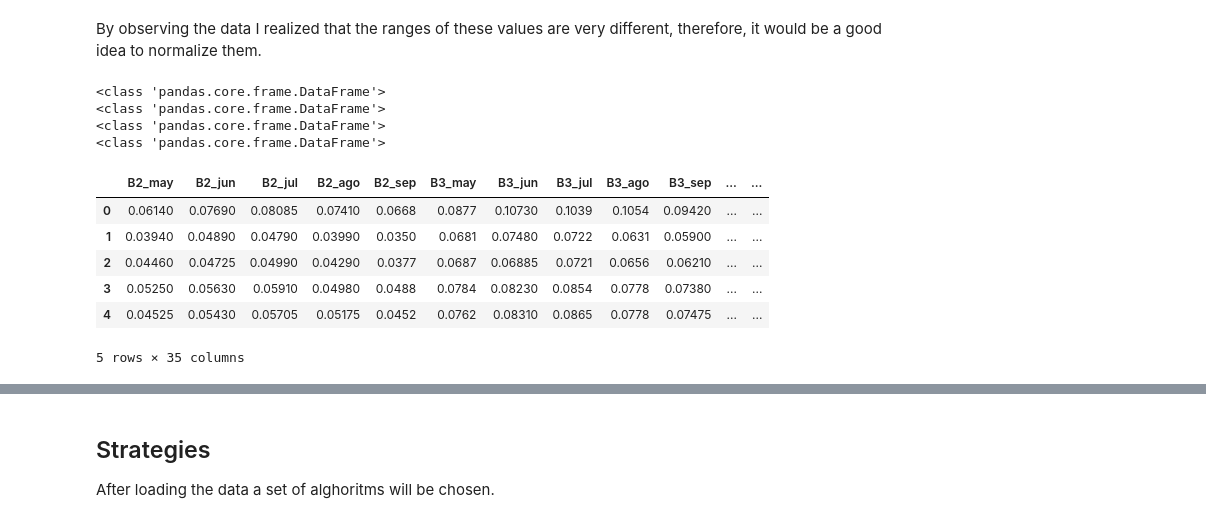
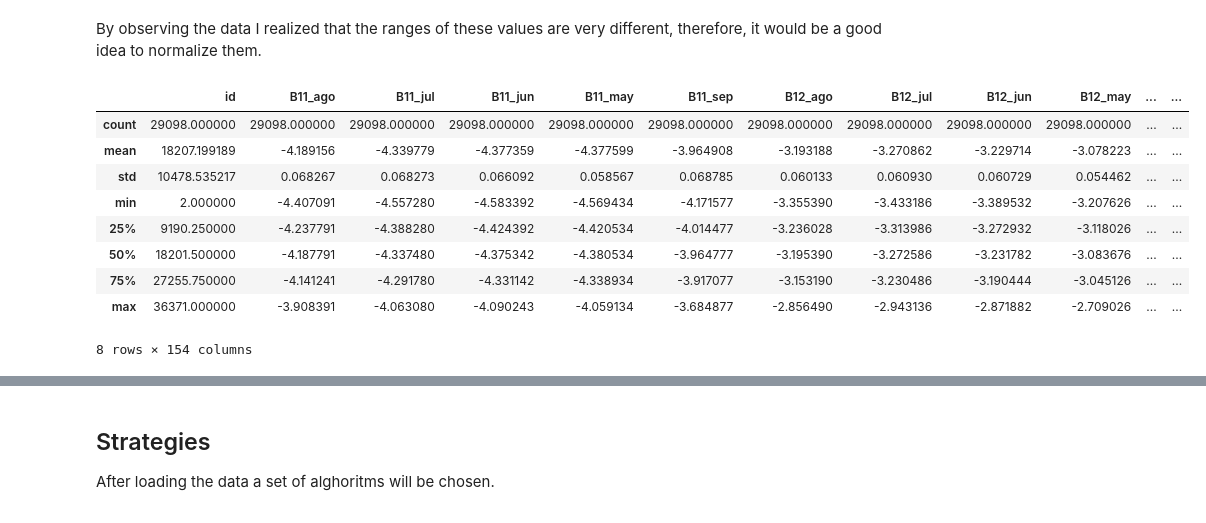
Before and after one commit to TeimasTeimoso/UEvora, a Jupyter notebook: MSc/Aprendizagem/Trabalho 2/a_t2/main.ipynb, the cells around one changed output, grey strips where cells are left out. Cells and saved outputs as stored; diff of their text form; code cells hidden in the pictures.

```diff
--- a/MSc/Aprendizagem/Trabalho 2/a_t2/main.ipynb
+++ b/MSc/Aprendizagem/Trabalho 2/a_t2/main.ipynb
@@ -46,24 +52,19 @@ def normalize_dataset(ds: pd.DataFrame) -> pd.DataFrame:
 # %%
 normalized_train_dataset = normalize_dataset(train_dataset)
 normalized_test_dataset = normalize_dataset(test_dataset)
+
+normalized_train_dataset.dropna()
+normalized_test_dataset.dropna()
+
+normalized_train_dataset.describe()
 # %% [output]
+|  | id | B11_ago | B11_jul | B11_jun | B11_may | B11_sep | B12_ago | B12_jul | B12_jun | B12_may | ... | ... |
+| count | 29098.000000 | 29098.000000 | 29098.000000 | 29098.000000 | 29098.000000 | 29098.000000 | 29098.000000 | 29098.000000 | 29098.000000 | 29098.000000 | ... | ... |
+| mean | 18207.199189 | -4.189156 | -4.339779 | -4.377359 | -4.377599 | -3.964908 | -3.193188 | -3.270862 | -3.229714 | -3.078223 | ... | ... |
+| std | 10478.535217 | 0.068267 | 0.068273 | 0.066092 | 0.058567 | 0.068785 | 0.060133 | 0.060930 | 0.060729 | 0.054462 | ... | ... |
+| min | 2.000000 | -4.407091 | -4.557280 | -4.583392 | -4.569434 | -4.171577 | -3.355390 | -3.433186 | -3.389532 | -3.207626 | ... | ... |
+| 25% | 9190.250000 | -4.237791 | -4.388280 | -4.424392 | -4.420534 | -4.014477 | -3.236028 | -3.313986 | -3.272932 | -3.118026 | ... | ... |
+| 50% | 18201.500000 | -4.187791 | -4.337480 | -4.375342 | -4.380534 | -3.964777 | -3.195390 | -3.272586 | -3.231782 | -3.083676 | ... | ... |
+| 75% | 27255.750000 | -4.141241 | -4.291780 | -4.331142 | -4.338934 | -3.917077 | -3.153190 | -3.230486 | -3.190444 | -3.045126 | ... | ... |
+| max | 36371.000000 | -3.908391 | -4.063080 | -4.090243 | -4.059134 | -3.684877 | -2.856490 | -2.943136 | -2.871882 | -2.709026 | ... | ... |
-<class 'pandas.core.frame.DataFrame'>
-<class 'pandas.core.frame.DataFrame'>
-<class 'pandas.core.frame.DataFrame'>
-<class 'pandas.core.frame.DataFrame'>
+8 rows × 154 columns
-# %%
-desired_columns = []
-
-for i in range(2, 9):
-    tmp = [f'B{i}_may', f'B{i}_jun', f'B{i}_jul', f'B{i}_ago', f'B{i}_sep']
-    desired_columns.extend(tmp)
-
-test_dataset[desired_columns].head()
-# %% [output]
-|  | B2_may | B2_jun | B2_jul | B2_ago | B2_sep | B3_may | B3_jun | B3_jul | B3_ago | B3_sep | ... | ... |
-| 0 | 0.06140 | 0.07690 | 0.08085 | 0.07410 | 0.0668 | 0.0877 | 0.10730 | 0.1039 | 0.1054 | 0.09420 | ... | ... |
-| 1 | 0.03940 | 0.04890 | 0.04790 | 0.03990 | 0.0350 | 0.0681 | 0.07480 | 0.0722 | 0.0631 | 0.05900 | ... | ... |
-| 2 | 0.04460 | 0.04725 | 0.04990 | 0.04290 | 0.0377 | 0.0687 | 0.06885 | 0.0721 | 0.0656 | 0.06210 | ... | ... |
-| 3 | 0.05250 | 0.05630 | 0.05910 | 0.04980 | 0.0488 | 0.0784 | 0.08230 | 0.0854 | 0.0778 | 0.07380 | ... | ... |
-| 4 | 0.04525 | 0.05430 | 0.05705 | 0.05175 | 0.0452 | 0.0762 | 0.08310 | 0.0865 | 0.0778 | 0.07475 | ... | ... |
-5 rows × 35 columns
```
Also changed, not shown: parts of 14 cells of this notebook, 1 other file.
